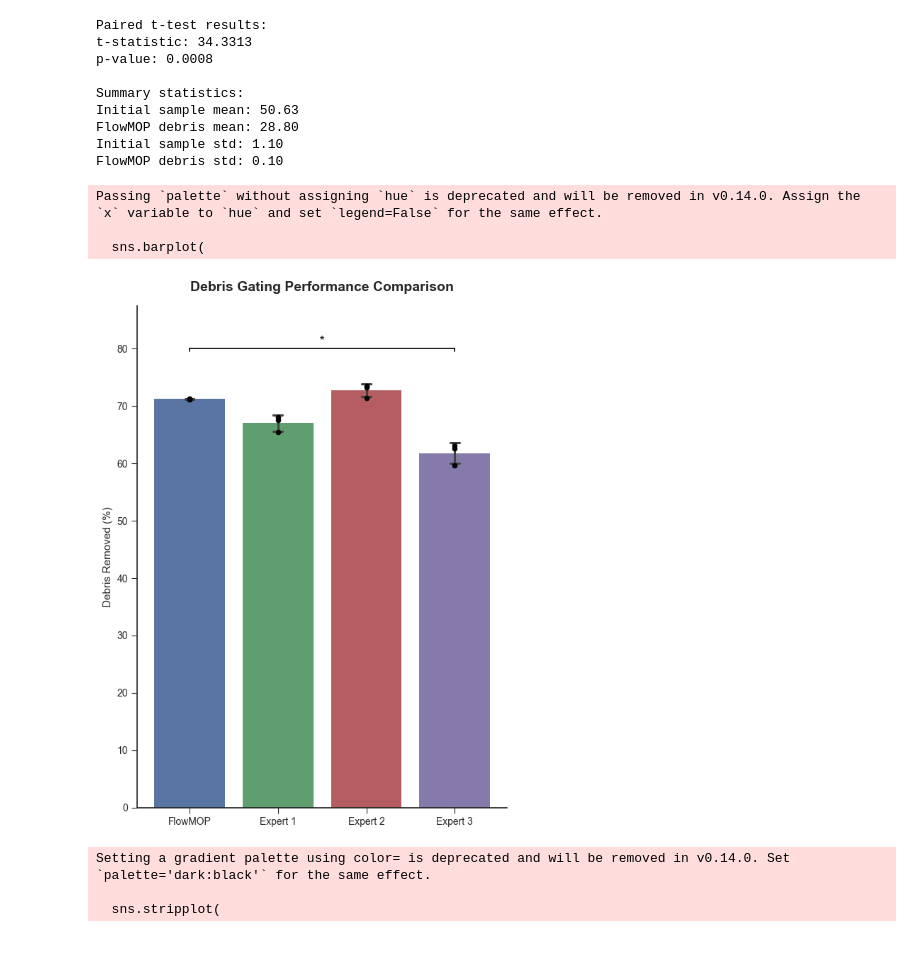
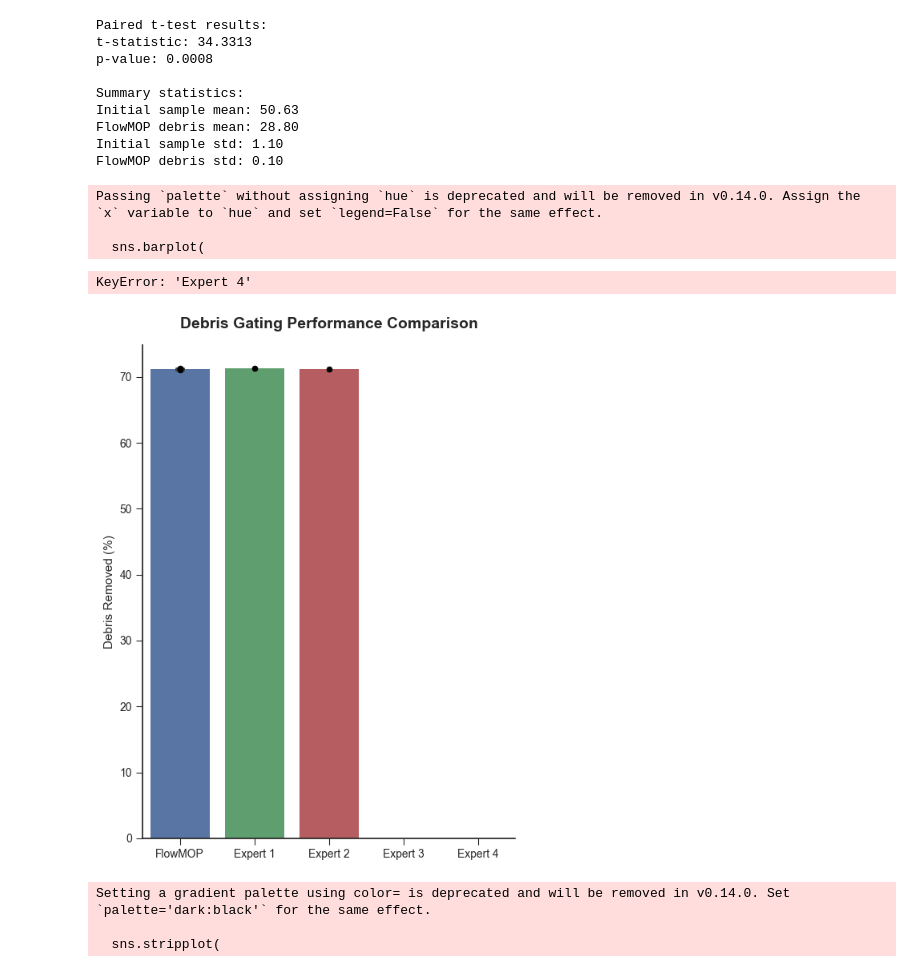
Before and after one commit to 1ordinateur/FlowMOP, a Jupyter notebook: fig_2_csv_analysis/fig_2_debris.ipynb, the cells around one changed output. Cells and saved outputs as stored; diff of their text form; code cells hidden in the pictures.

```diff
--- a/fig_2_csv_analysis/fig_2_debris.ipynb
+++ b/fig_2_csv_analysis/fig_2_debris.ipynb
@@ -59,7 +59,10 @@ def parse_filenames(df: pd.DataFrame) -> pd.DataFrame:
         # Handle debris formats
         elif parts[0] == 'debris' and len(parts) >= 4:
             sample = parts[1]
-            if parts[2] == 'null':
+            if 'SC' in parts:
+                sampler = 'SC'
+                method = parts[-1]
+            elif parts[2] == 'null':
                 sampler = 'RJ'
                 method = parts[-1] # e.g., groupwise or samplewise
             else:
@@ -113,3 +97,23 @@ combined_debris_groupwise = combined_debris[combined_debris["method"] == "groupw
+# %%
+debris_data[0].drop(
+    columns=["Unnamed: 7", "sample1 | Freq. of Parent (%)",
+             "sample2 | Freq. of Parent (%)", "passeddebris subset | Freq. of Parent (%)"], inplace=True)
+debris_data[1].drop(columns=["Unnamed: 3"], inplace=True)
+# Rename the columns as requested
+debris_data[0] = debris_data[0].rename(columns={
+    'passeddebris subset/sample1 | Freq. of Parent (%)': 'debris',
+    'passeddebris subset/sample2 | Freq. of Parent (%)': 'clean'
+})
+debris_data[1] = debris_data[1].rename(columns={
+    'debris | Freq. of Parent (%)': 'debris',
+    'clean | Freq. of Parent (%)': 'clean',
+})
+
+
+combined_debris = pd.concat([debris_data[0], debris_data[1]])
+combined_debris["removed_debris"] = 100 - combined_debris["debris"]
+combined_debris_samplewise = combined_debris[combined_debris["method"] == "samplewise"]
+combined_debris_groupwise = combined_debris[combined_debris["method"] == "groupwise"]
 # %%
 flowmop_data = combined_debris[combined_debris['sampler'] == 'flowmop']
 from scipy import stats
@@ -148,7 +152,8 @@ anonymize_map = {
     'flowmop': 'FlowMOP',
     'FMW': 'Expert 1',
     'NR': 'Expert 2',
-    'RJ': 'Expert 3'
+    'RJ': 'Expert 3',
+    'SC': 'Expert 4',
 }
 plot_df = combined_debris_samplewise.copy()
 plot_df['sampler_anonymized'] = plot_df['sampler'].map(anonymize_map)
@@ -168,8 +173,8 @@ n_tests = len(p_values)
 plt.style.use('seaborn-v0_8-ticks')
 fig, ax = plt.subplots(figsize=(6, 8))
 
-order = ['FlowMOP', 'Expert 1', 'Expert 2', 'Expert 3']
-palette = ['#4c72b0', '#55a868', '#c44e52', '#8172b2']
+order = ['FlowMOP', 'Expert 1', 'Expert 2', 'Expert 3', 'Expert 4']
+palette = ['#4c72b0', '#55a868', '#c44e52', '#8172b2', '#ff9900']
 
 # 2. Bar plot with standard deviation error bars (vertical orientation)
 sns.barplot(
@@ -229,34 +234,35 @@ def add_significance_bar(x1, x2, p_corrected, y_pos, ax):
             va='bottom', ha='center', fontsize=12, weight='bold')
 
 # Calculate position for annotation bars to be above the plot
 max_y = 0
 for p in ax.patches:
     mean_val = p.get_height()
     # Find std for the corresponding group
     group_name = order[int(p.get_x())]
     std_val = plot_df[plot_df['sampler_anonymized'] == group_name]['removed_debris'].std()
     max_y = max(max_y, mean_val + std_val)
 
 bar_y_pos = max_y * 1.08  # Start position for the first annotation
 y_increment = max_y * 0.1 # Space between subsequent annotations
 
 x_flowmop = order.index('FlowMOP')
 for expert in order[1:]:
     p_corrected = min(p_values[expert] * n_tests, 1.0)
     if p_corrected < 0.05:
         x_expert = order.index(expert)
         add_significance_bar(x_flowmop, x_expert, p_corrected, bar_y_pos, ax)
         bar_y_pos += y_increment # Move next bar up
 
 # Adjust plot limits and layout
 ax.set_ylim(top=bar_y_pos)
 plt.tight_layout()
 plt.show()
 # %% [output]
 Passing `palette` without assigning `hue` is deprecated and will be removed in v0.14.0. Assign the `x` variable to `hue` and set `legend=False` for the same effect.
 
   sns.barplot(
+KeyError: 'Expert 4'
-[figure, old version]
+[figure, new version]
 # %%
 import matplotlib.pyplot as plt
 import seaborn as sns
```
Also changed, not shown: parts of 1 cell of this notebook, 2 other files.
